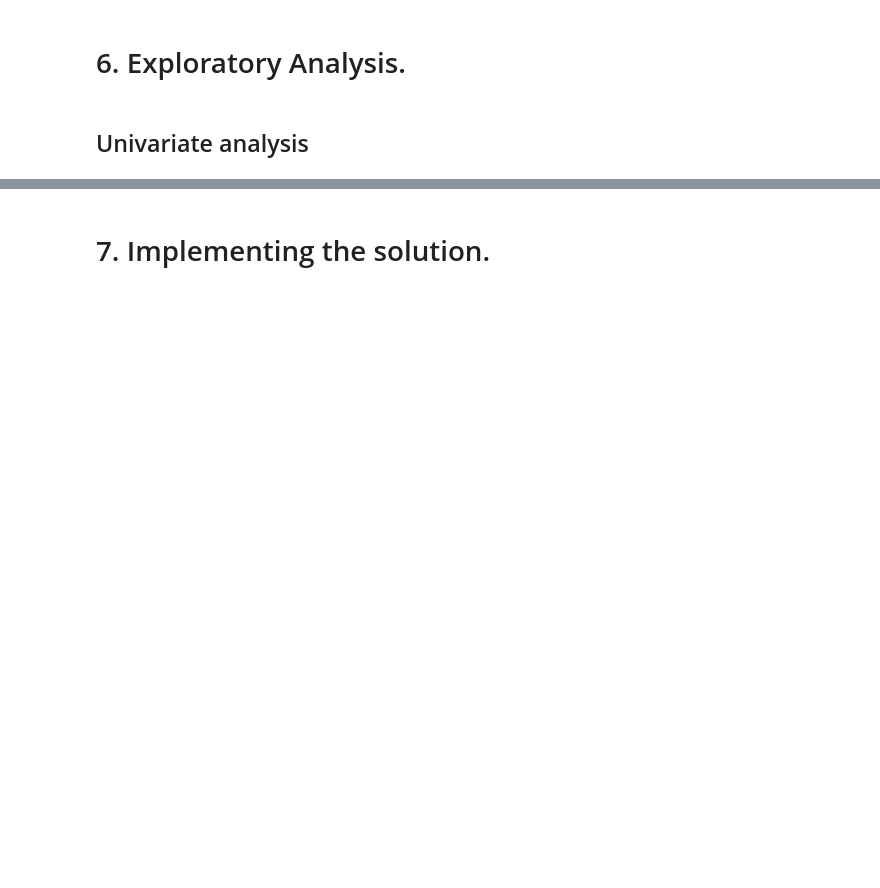
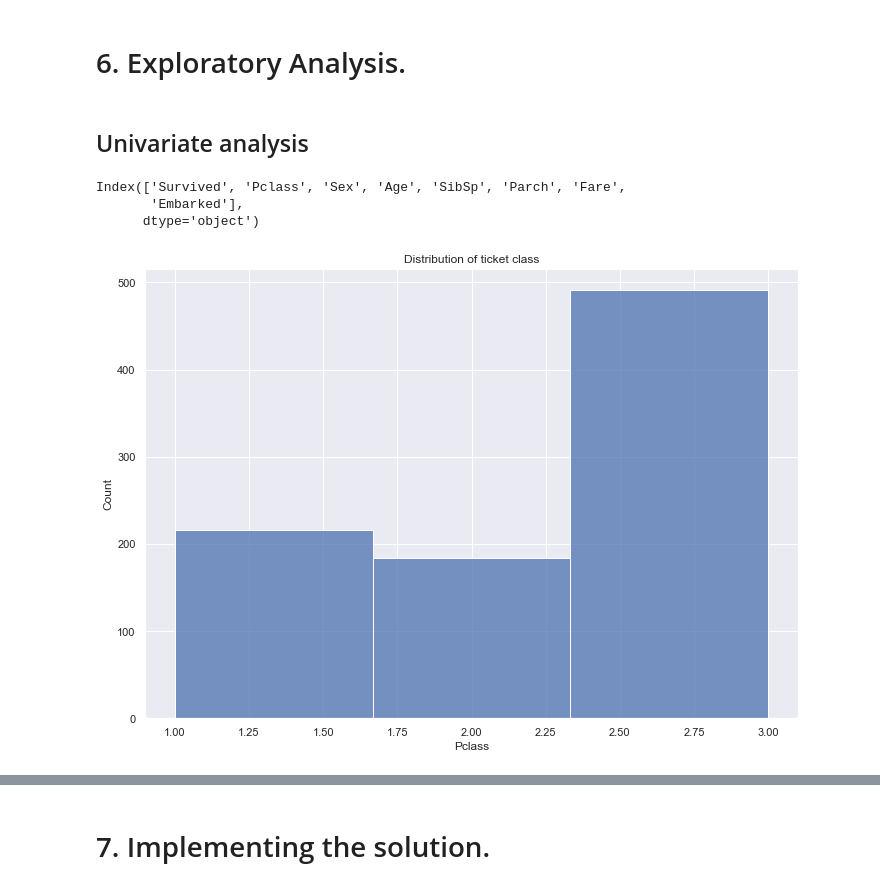
Before and after one commit to Wachira-2030/Machine-learning-from-disaster, a Jupyter notebook: Index.ipynb, the cells around one changed output, grey strips where cells are left out. Saved outputs shown, nothing was run; the diff lists cells and outputs as text; code cells hidden in the pictures; blank space fills up the shorter version.

```diff
--- a/Index.ipynb
+++ b/Index.ipynb
@@ -171,3 +172,5 @@ training["Age"].fillna(value=28, inplace=True)
 training["Age"].isnull().sum()
 # %% [output]
 0
+# %%
+training.drop(columns=["Name","PassengerId","Ticket","Cabin"], axis=1,inplace = True)
@@ -175,3 +199,16 @@ training["Age"].isnull().sum()
 # 6. Exploratory Analysis.
 # %% [markdown]
 ## Univariate analysis
+# %%
+training.columns
+# %% [output]
+Index(['Survived', 'Pclass', 'Sex', 'Age', 'SibSp', 'Parch', 'Fare',
+       'Embarked'],
+      dtype='object')
+# %%
+#checking the distribution of ticket class.
+sns.set(rc={'figure.figsize':(11.7,8.27)})
+sns.histplot(data=training, x="Pclass",bins=3).set(title="Distribution of ticket class")
+plt.show();
+# %% [output]
+[figure, added]
```
Also changed, not shown: parts of 40 cells of this notebook.
